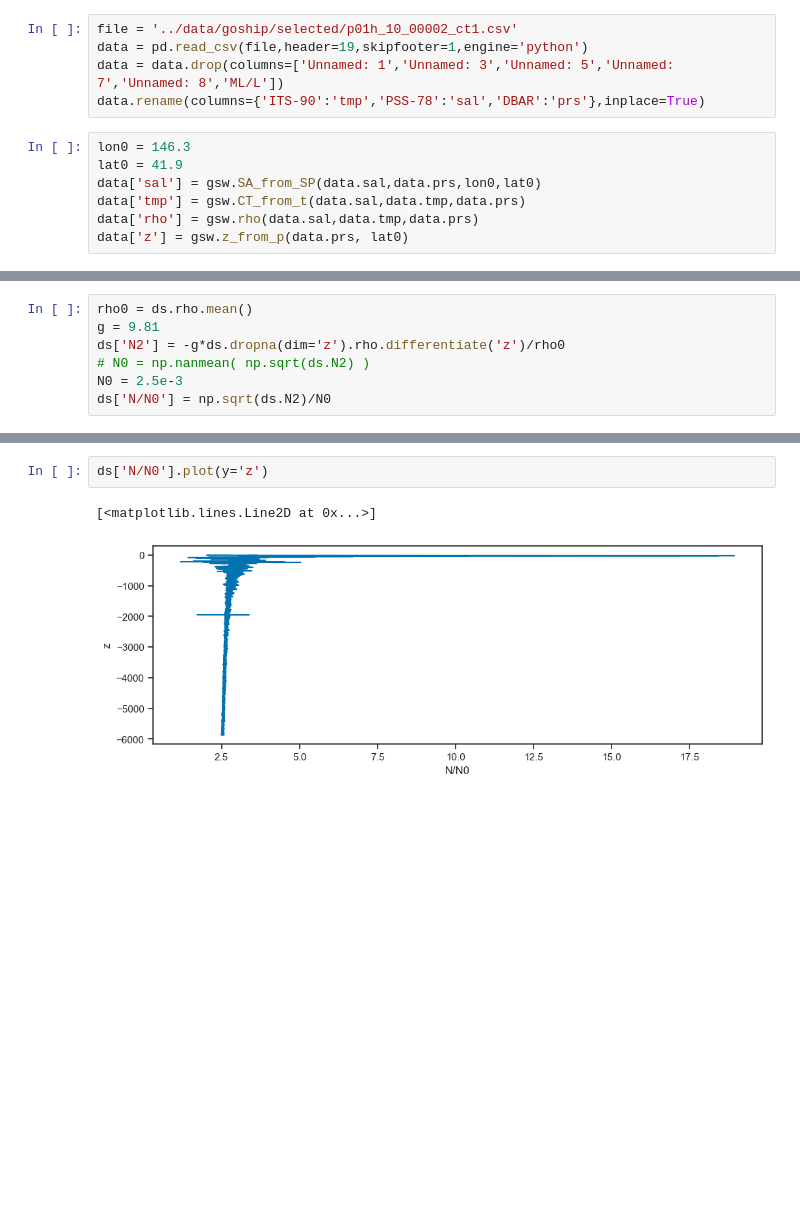
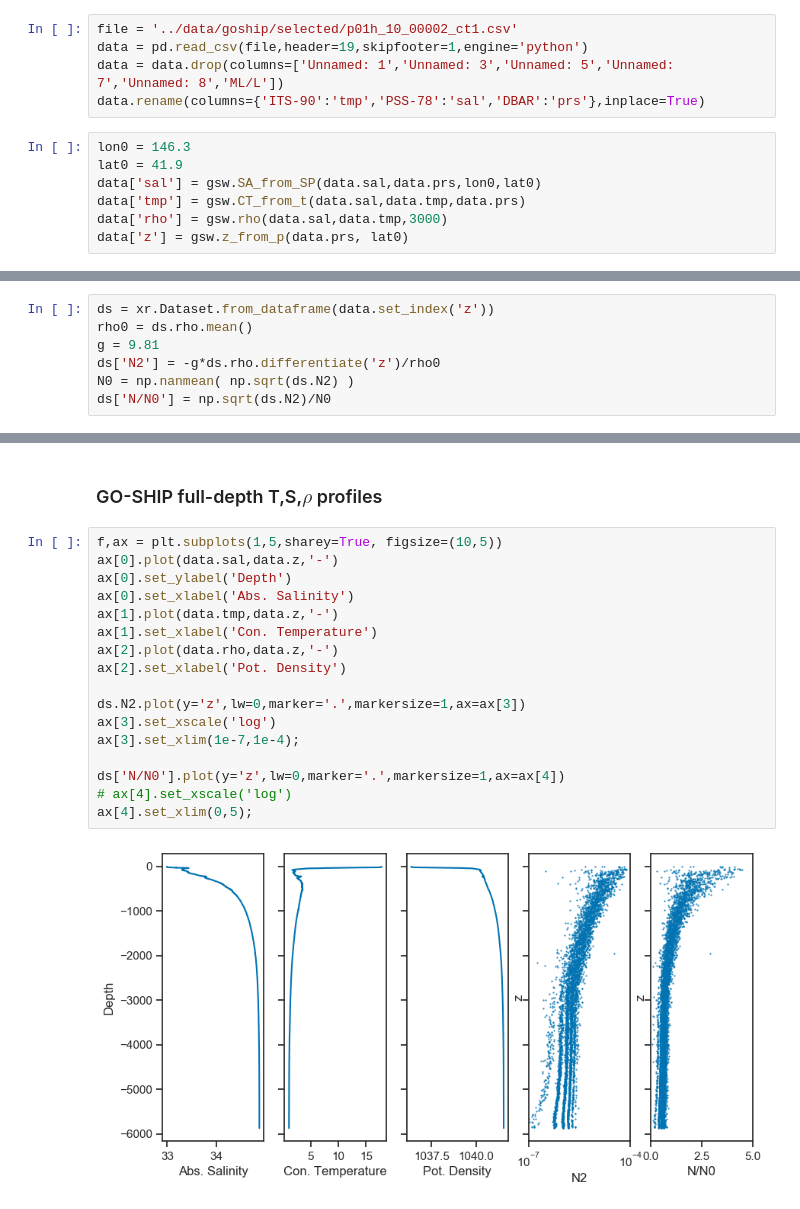
Before and after one commit to sessink/NIW, a Jupyter notebook: notebooks/vertical_modes.ipynb, the cells around one changed output, grey strips where cells are left out. Cells and saved outputs as stored; diff of their text form; blank space fills up the shorter version.

```diff
--- a/notebooks/vertical_modes.ipynb
+++ b/notebooks/vertical_modes.ipynb
@@ -45,5 +46,5 @@ lon0 = 146.3
 lat0 = 41.9
 data['sal'] = gsw.SA_from_SP(data.sal,data.prs,lon0,lat0)
 data['tmp'] = gsw.CT_from_t(data.sal,data.tmp,data.prs)
-data['rho'] = gsw.rho(data.sal,data.tmp,data.prs)
+data['rho'] = gsw.rho(data.sal,data.tmp,3000)
 data['z'] = gsw.z_from_p(data.prs, lat0)
@@ -71,7 +51,7 @@ Data variables:
 # %%
+ds = xr.Dataset.from_dataframe(data.set_index('z'))
 rho0 = ds.rho.mean()
 g = 9.81
-ds['N2'] = -g*ds.dropna(dim='z').rho.differentiate('z')/rho0
-# N0 = np.nanmean( np.sqrt(ds.N2) )
-N0 = 2.5e-3
+ds['N2'] = -g*ds.rho.differentiate('z')/rho0
+N0 = np.nanmean( np.sqrt(ds.N2) )
 ds['N/N0'] = np.sqrt(ds.N2)/N0
@@ -90,5 +58,21 @@ plt.xlim(1e-5,1e-3)
-# %%
-ds['N/N0'].plot(y='z')
-# %% [output]
-[<matplotlib.lines.Line2D at 0x...>]
-[figure, removed]
+# %% [markdown]
+### GO-SHIP full-depth T,S,$\rho$ profiles
+# %%
+f,ax = plt.subplots(1,5,sharey=True, figsize=(10,5))
+ax[0].plot(data.sal,data.z,'-')
+ax[0].set_ylabel('Depth')
+ax[0].set_xlabel('Abs. Salinity')
+ax[1].plot(data.tmp,data.z,'-')
+ax[1].set_xlabel('Con. Temperature')
+ax[2].plot(data.rho,data.z,'-')
+ax[2].set_xlabel('Pot. Density')
+
+ds.N2.plot(y='z',lw=0,marker='.',markersize=1,ax=ax[3])
+ax[3].set_xscale('log')
+ax[3].set_xlim(1e-7,1e-4);
+
+ds['N/N0'].plot(y='z',lw=0,marker='.',markersize=1,ax=ax[4])
+# ax[4].set_xscale('log')
+ax[4].set_xlim(0,5);
+# %% [output]
+[figure, added]
```
Also changed, not shown: parts of 18 cells of this notebook.
